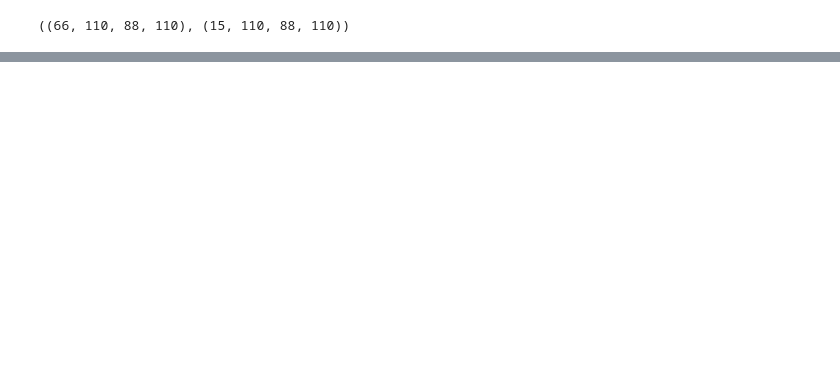
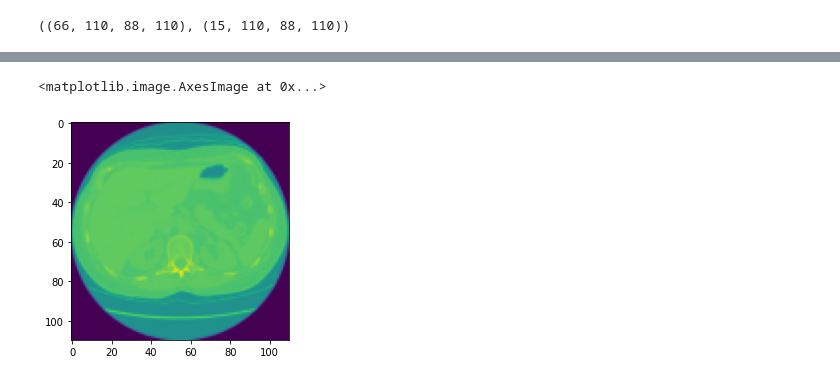
Before and after one commit to ajaynain-eng/2D-to-3D-CNN-Pivotal-Teleradiology, a Jupyter notebook: Data_models.ipynb, the cells around one changed output, grey strips where cells are left out. Cells and saved outputs as stored; diff of their text form; code cells hidden in the pictures; blank space fills up the shorter version.

```diff
--- a/Data_models.ipynb
+++ b/Data_models.ipynb
@@ -459,0 +667,5 @@ Epoch 20/20
+# %%
+plt.imshow(temp_y[110:220, :])
+# %% [output]
+<matplotlib.image.AxesImage at 0x...>
+[figure, added]
```
Also changed, not shown: parts of 100 cells of this notebook.
